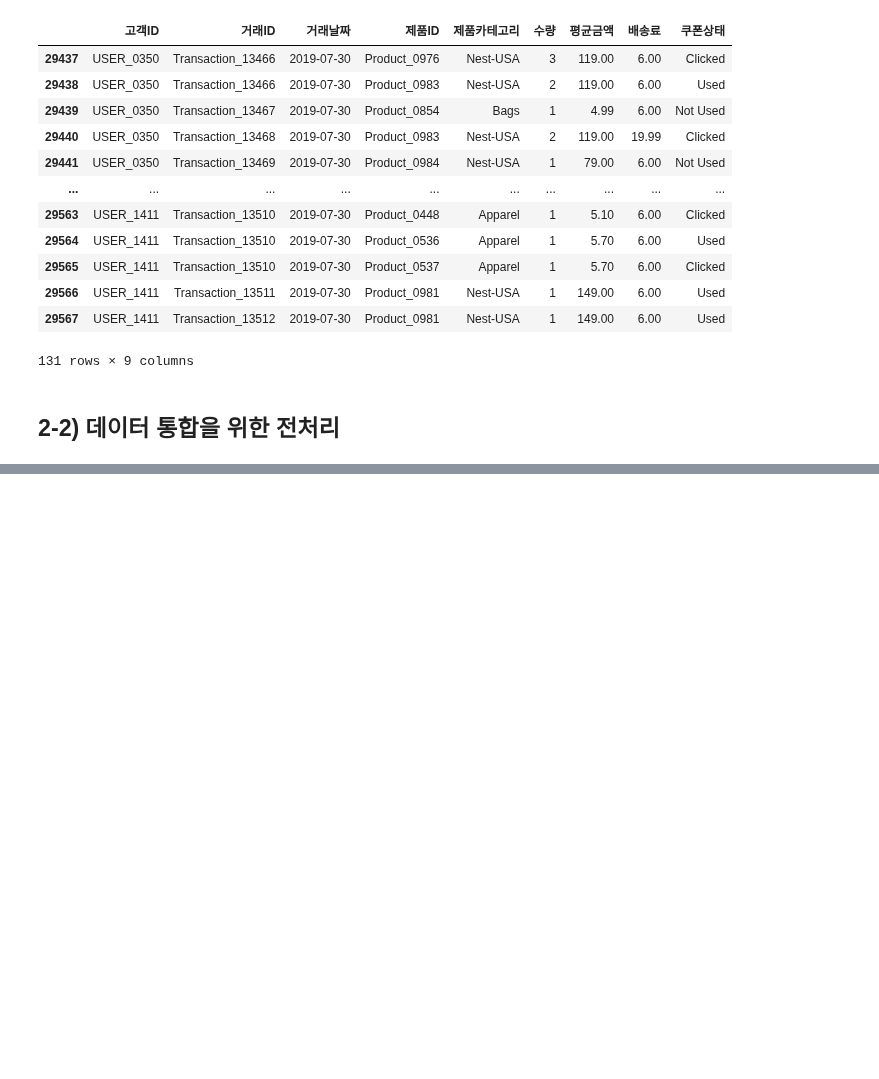
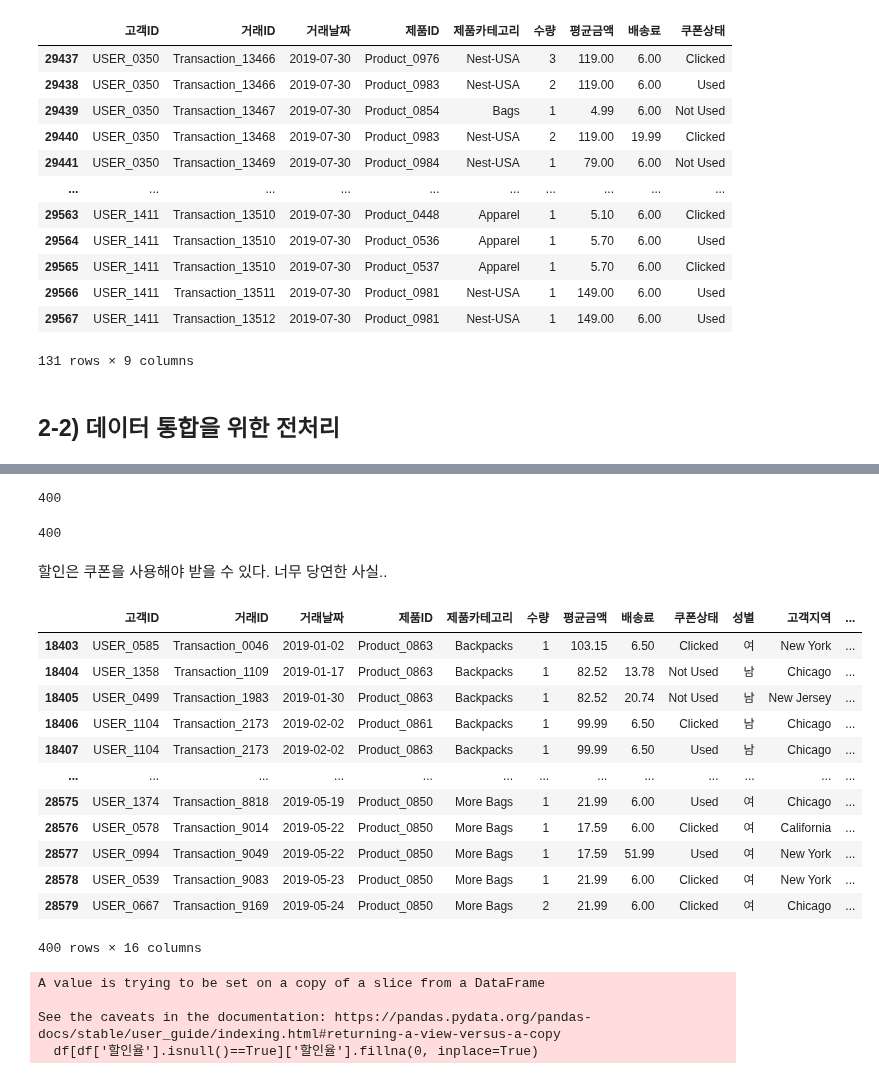
Before and after one commit to tiod0611/practice_language, a Jupyter notebook: python/데이터분석/ecommerce/훈태박사_공유코드.ipynb, the cells around one changed output, grey strips where cells are left out. Saved outputs shown, nothing was run; the diff lists cells and outputs as text; code cells hidden in the pictures; blank space fills up the shorter version.

```diff
--- a/python/데이터분석/ecommerce/훈태박사_공유코드.ipynb
+++ b/python/데이터분석/ecommerce/훈태박사_공유코드.ipynb
@@ -390,0 +268,10 @@ month_dict = {
+# %%
+# discount_data 통합
+df['월'] = df['거래날짜'].dt.month
+month_dict = {
+    'Jan': 1, 'Feb': 2, 'Mar': 3, 'Apr': 4, 'May': 5, 'Jun': 6,
+    'Jul': 7, 'Aug': 8, 'Sep': 9, 'Oct': 10, 'Nov': 11, 'Dec': 12,
+}
+
+discount_coupon['월'] = discount_coupon['월'].map(month_dict)
+df = df.merge(discount_coupon, on=['월', '제품카테고리'], how='left')
@@ -390,0 +299,3 @@ month_dict = {
+# %%
+# tax_amount 통합
+df = df.merge(tax_amount, on='제품카테고리', how='outer')
@@ -390,0 +316,26 @@ month_dict = {
+# %%
+df['할인율'].isnull().sum() # 이걸 하는 이유는 left 조인을 했기 때문.
+# %% [output]
+400
+# %%
+df['쿠폰코드'].isnull().sum()
+# %% [output]
+400
+# %% [markdown]
+할인은 쿠폰을 사용해야 받을 수 있다. 너무 당연한 사실..
+# %%
+df[df['할인율'].isnull()]
+# %% [output]
+|  | 고객ID | 거래ID | 거래날짜 | 제품ID | 제품카테고리 | 수량 | 평균금액 | 배송료 | 쿠폰상태 | 성별 | 고객지역 | ... |
+| 18403 | USER_0585 | Transaction_0046 | 2019-01-02 | Product_0863 | Backpacks | 1 | 103.15 | 6.50 | Clicked | 여 | New York | ... |
+| 18404 | USER_1358 | Transaction_1109 | 2019-01-17 | Product_0863 | Backpacks | 1 | 82.52 | 13.78 | Not Used | 남 | Chicago | ... |
+| 18405 | USER_0499 | Transaction_1983 | 2019-01-30 | Product_0863 | Backpacks | 1 | 82.52 | 20.74 | Not Used | 남 | New Jersey | ... |
+| 18406 | USER_1104 | Transaction_2173 | 2019-02-02 | Product_0861 | Backpacks | 1 | 99.99 | 6.50 | Clicked | 남 | Chicago | ... |
+| 18407 | USER_1104 | Transaction_2173 | 2019-02-02 | Product_0863 | Backpacks | 1 | 99.99 | 6.50 | Used | 남 | Chicago | ... |
+| ... | ... | ... | ... | ... | ... | ... | ... | ... | ... | ... | ... | ... |
+| 28575 | USER_1374 | Transaction_8818 | 2019-05-19 | Product_0850 | More Bags | 1 | 21.99 | 6.00 | Used | 여 | Chicago | ... |
+| 28576 | USER_0578 | Transaction_9014 | 2019-05-22 | Product_0850 | More Bags | 1 | 17.59 | 6.00 | Clicked | 여 | California | ... |
+| 28577 | USER_0994 | Transaction_9049 | 2019-05-22 | Product_0850 | More Bags | 1 | 17.59 | 51.99 | Used | 여 | New York | ... |
+| 28578 | USER_0539 | Transaction_9083 | 2019-05-23 | Product_0850 | More Bags | 1 | 21.99 | 6.00 | Clicked | 여 | New York | ... |
+| 28579 | USER_0667 | Transaction_9169 | 2019-05-24 | Product_0850 | More Bags | 2 | 21.99 | 6.00 | Clicked | 여 | Chicago | ... |
+400 rows × 16 columns
@@ -390,0 +345,7 @@ month_dict = {
+# %%
+df[df['할인율'].isnull()==True]['할인율'].fillna(0, inplace=True)
+# %% [output]
+A value is trying to be set on a copy of a slice from a DataFrame
+
+See the caveats in the documentation: https://pandas.pydata.org/pandas-docs/stable/user_guide/indexing.html#returning-a-view-versus-a-copy
+  df[df['할인율'].isnull()==True]['할인율'].fillna(0, inplace=True)
```
Also changed, not shown: parts of 22 cells of this notebook.
